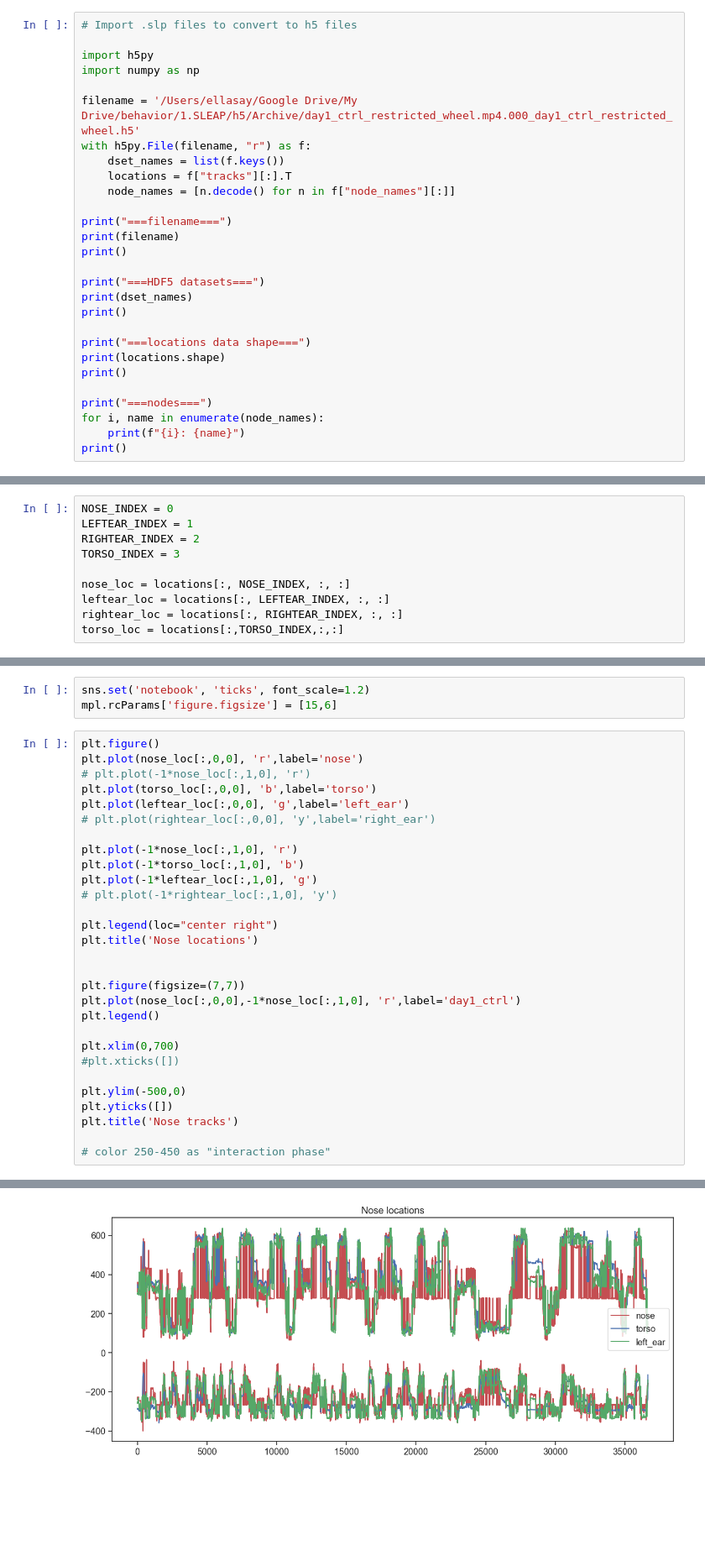
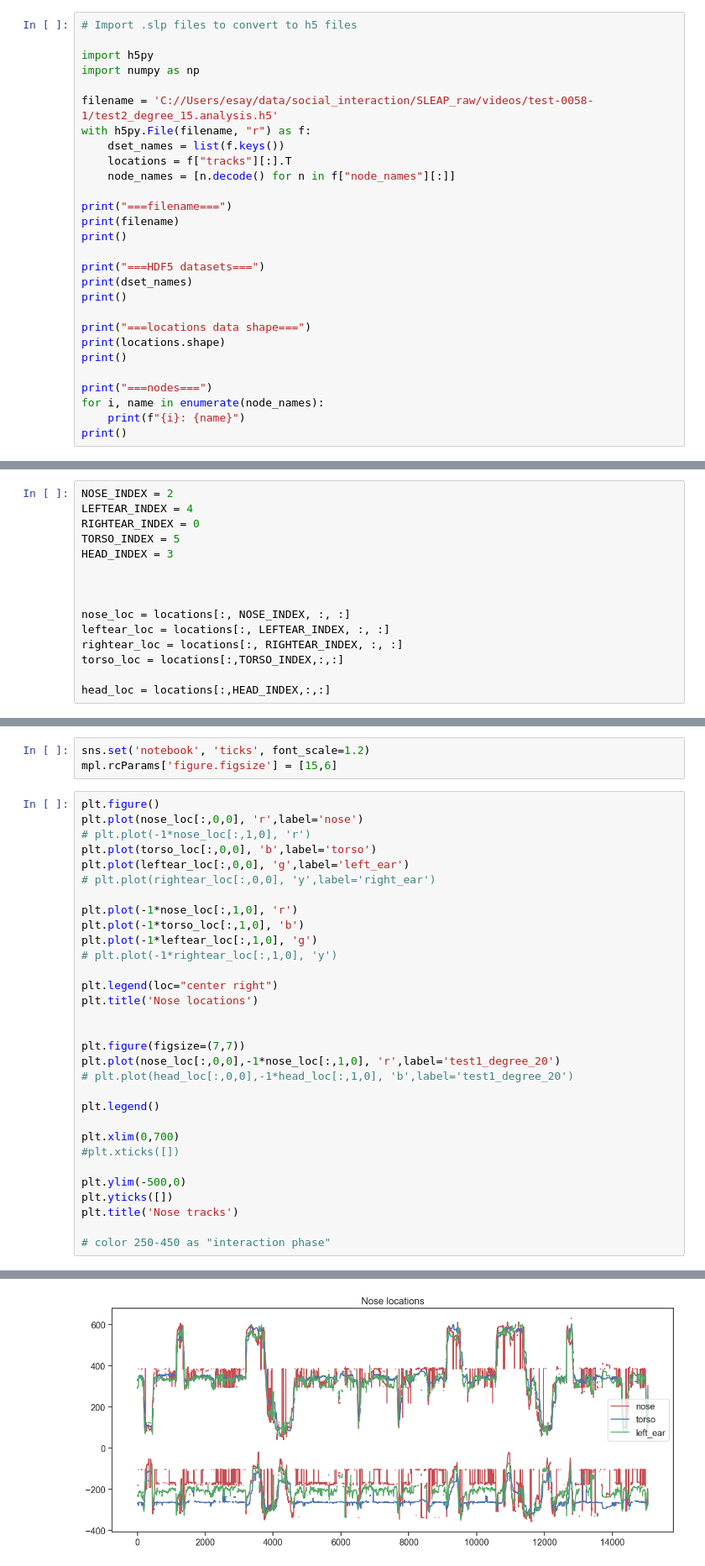
Before and after one commit to ellaksay2/dev, a Jupyter notebook: social_int_notebooks/SLEAP/SLEAP_analysis.ipynb, the cells around one changed output, grey strips where cells are left out. Shown: that part at 84% size. Saved outputs shown, nothing was run; the diff lists cells and outputs as text; blank space fills up the shorter version.

Commit message:
updated social interaction analyses

```diff
--- a/social_int_notebooks/SLEAP/SLEAP_analysis.ipynb
+++ b/social_int_notebooks/SLEAP/SLEAP_analysis.ipynb
@@ -6,7 +6,7 @@
 import h5py
 import numpy as np
 
-filename = '/Users/ellasay/Google Drive/My Drive/behavior/1.SLEAP/h5/Archive/day1_ctrl_restricted_wheel.mp4.000_day1_ctrl_restricted_wheel.h5'
+filename = 'C://Users/esay/data/social_interaction/SLEAP_raw/videos/test-0058-1/test2_degree_15.analysis.h5'
 with h5py.File(filename, "r") as f:
     dset_names = list(f.keys())
     locations = f["tracks"][:].T
@@ -137,15 +136,20 @@ def fill_missing(Y, kind="linear"):
 # %%
 locations = fill_missing(locations)
 # %%
-NOSE_INDEX = 0
-LEFTEAR_INDEX = 1
-RIGHTEAR_INDEX = 2
-TORSO_INDEX = 3
+NOSE_INDEX = 2
+LEFTEAR_INDEX = 4
+RIGHTEAR_INDEX = 0
+TORSO_INDEX = 5
+HEAD_INDEX = 3
+
+
 
 nose_loc = locations[:, NOSE_INDEX, :, :]
 leftear_loc = locations[:, LEFTEAR_INDEX, :, :]
 rightear_loc = locations[:, RIGHTEAR_INDEX, :, :]
 torso_loc = locations[:,TORSO_INDEX,:,:]
+
+head_loc = locations[:,HEAD_INDEX,:,:]
 # %%
 # quantify amount of time spent on the sides vs the middle
 # %%
@@ -158,32 +162,34 @@ mpl.rcParams['figure.figsize'] = [15,6]
 # %%
 plt.figure()
 plt.plot(nose_loc[:,0,0], 'r',label='nose')
 # plt.plot(-1*nose_loc[:,1,0], 'r')
 plt.plot(torso_loc[:,0,0], 'b',label='torso')
 plt.plot(leftear_loc[:,0,0], 'g',label='left_ear')
 # plt.plot(rightear_loc[:,0,0], 'y',label='right_ear')
 
 plt.plot(-1*nose_loc[:,1,0], 'r')
 plt.plot(-1*torso_loc[:,1,0], 'b')
 plt.plot(-1*leftear_loc[:,1,0], 'g')
 # plt.plot(-1*rightear_loc[:,1,0], 'y')
 
 plt.legend(loc="center right")
 plt.title('Nose locations')
 
 
 plt.figure(figsize=(7,7))
-plt.plot(nose_loc[:,0,0],-1*nose_loc[:,1,0], 'r',label='day1_ctrl')
+plt.plot(nose_loc[:,0,0],-1*nose_loc[:,1,0], 'r',label='test1_degree_20')
+# plt.plot(head_loc[:,0,0],-1*head_loc[:,1,0], 'b',label='test1_degree_20')
+
 plt.legend()
 
 plt.xlim(0,700)
 #plt.xticks([])
 
 plt.ylim(-500,0)
 plt.yticks([])
 plt.title('Nose tracks')
 
 # color 250-450 as "interaction phase"
 # %% [output]
 Text(0.5, 1.0, 'Nose tracks')
-[figure, old version]
+[figure, new version]
```
Also changed, not shown: parts of 4 cells of this notebook, 6 other files.
